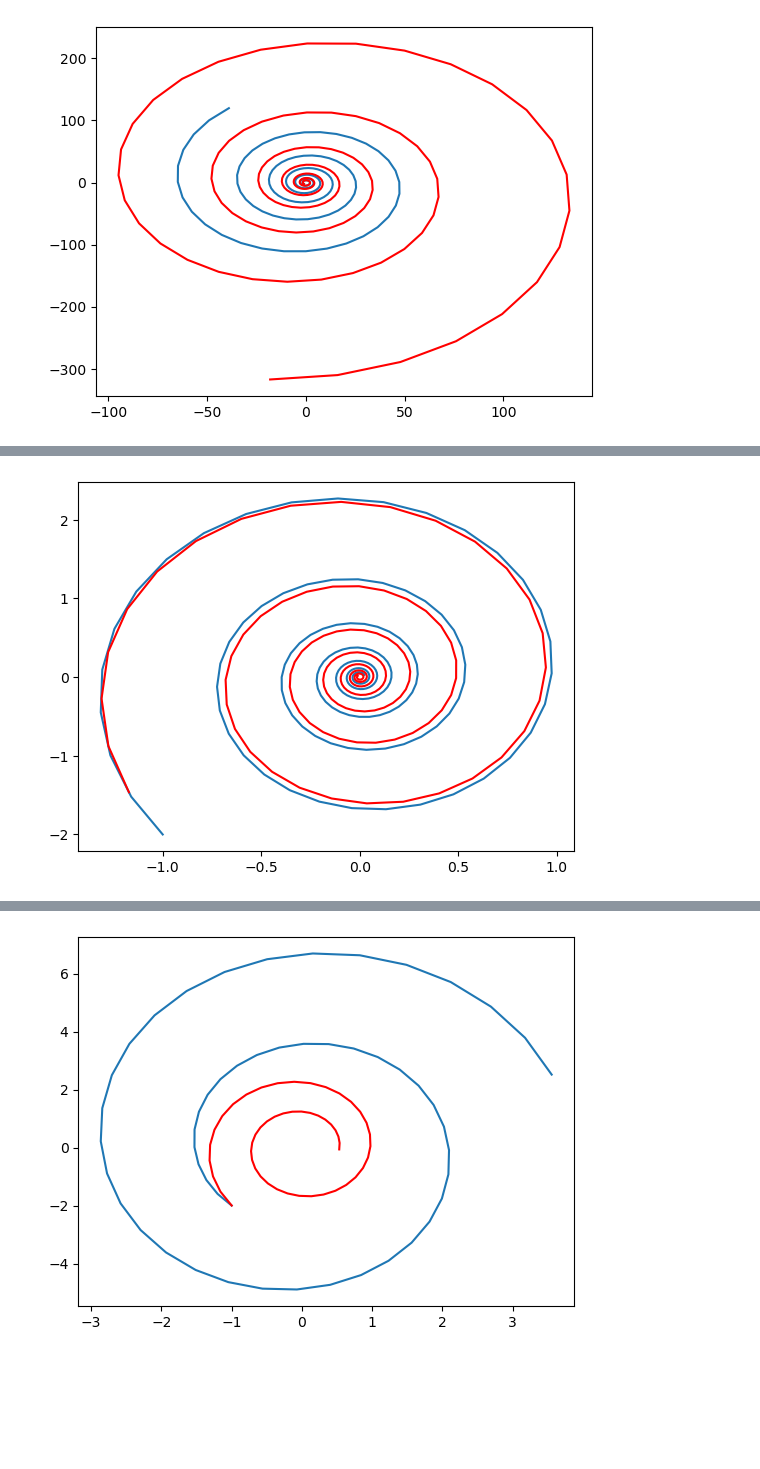
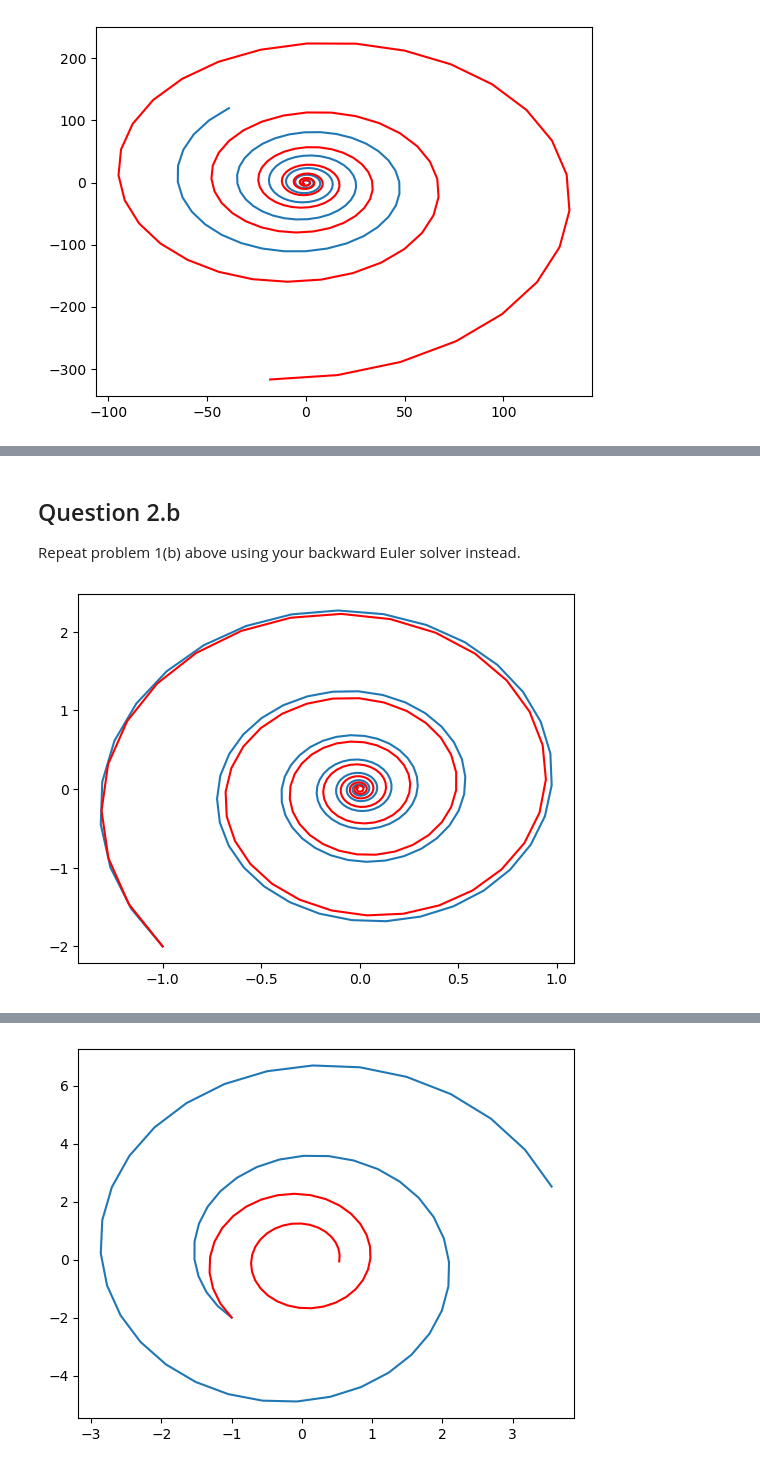
Before and after one commit to SchwartzmanCA/Nonlinear-Dynamics, a Jupyter notebook: Unit5.ipynb, the cells around one changed output, grey strips where cells are left out. Cells and saved outputs as stored; diff of their text form; code cells hidden in the pictures; blank space fills up the shorter version.

```diff
--- a/Unit5.ipynb
+++ b/Unit5.ipynb
@@ -77,18 +96,22 @@ for i in range(5):
+# %% [markdown]
+## Question 2.b
+
+Repeat problem 1(b) above using your backward Euler solver instead.
 # %%
 b2 = np.array([[-1.0],[-2.0]])
 b2_trajectory1 = b2.copy()
 for i in range(200):
     b2 = backward_euler(lambda x: np.array([[x[1,0]],[-4.0*x[0,0]]]), b2, 0.1)
     b2_trajectory1 = np.hstack((b2_trajectory1, b2))
 
 b2 = np.array([[-1.0],[-2.0]])
-b2_trajectory2 = b.copy()
+b2_trajectory2 = b2.copy()
 for i in range(200):
     b2 = backward_euler(lambda x: np.array([[x[1,0]],[-4.0*x[0,0]]]), b2, 0.11)
     b2_trajectory2 = np.hstack((b2_trajectory2, b2))
 
 plt.plot(b2_trajectory1[0],b2_trajectory1[1])
 plt.plot(b2_trajectory2[0],b2_trajectory2[1],'r')
 plt.show()
 # %% [output]
-[figure, old version]
+[figure, new version]
```
Also changed, not shown: parts of 12 cells of this notebook, 2 other files.
